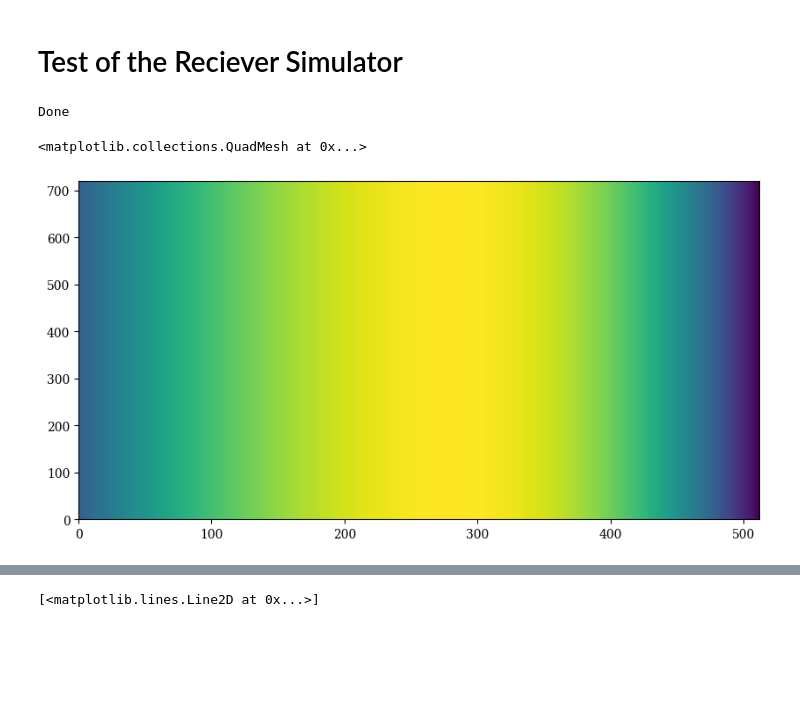
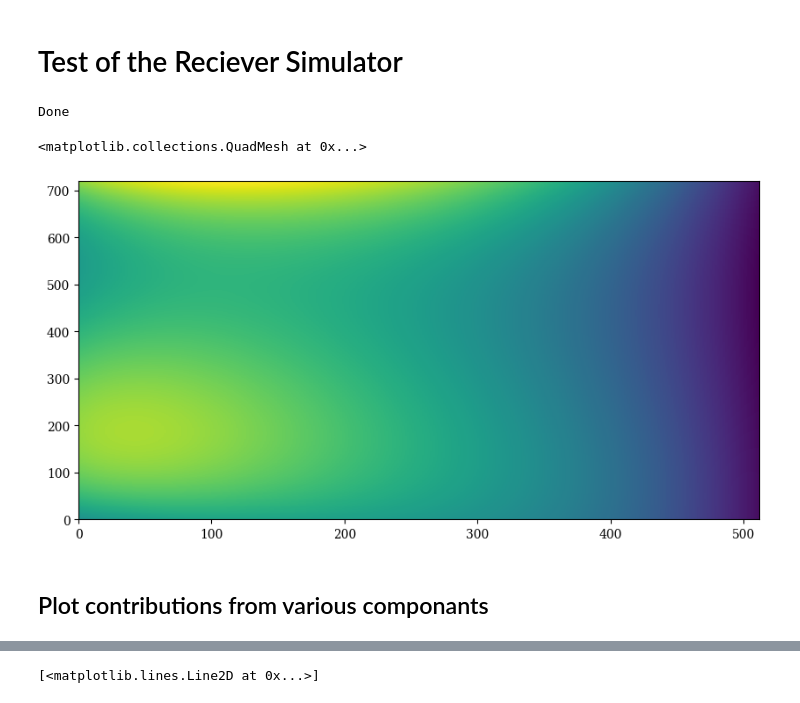
Before and after one commit to RHINO-Experiment/rhino-cal, a Jupyter notebook: simulation_testing.ipynb, the cells around one changed output, grey strips where cells are left out. Cells and saved outputs as stored; diff of their text form; code cells hidden in the pictures; blank space fills up the shorter version.

Commit message:
Fixed simulation gain generation and added Chebyshev basis

```diff
--- a/simulation_testing.ipynb
+++ b/simulation_testing.ipynb
@@ -21,9 +21,9 @@ test_receiver = Receiver(
     gamma_rec_s2p_path='/Users/user/Desktop/RHINO/new_daq/VNA_Measurements_John/RecBlock/RecBlockSDR0.s2p',
     gains_s2p_path='/Users/user/Desktop/RHINO/new_daq/VNA_Measurements_John/RecBlock/RecBlock0.s2p',
     t_unc_scale=300,
-    t_sin_scale=50,
-    t_cos_scale=-50,
-    t_0_scale=500
+    t_sin_scale=25,
+    t_cos_scale=25,
+    t_0_scale=400
     )
 
 test_receiver.change_freqs(np.linspace(60*un.MHz, 80*un.MHz, 512))
@@ -80,7 +80,7 @@ test_src = Load(physical_temperature=300,
                 label='antenna')
 
 
-noise_diode = Load(physical_temperature=2600,
+noise_diode = Load(physical_temperature=2000,
                 termination_impedence=gamma_db_to_impedence(-30),
                 freqs=test_receiver.freqs,
                 effective_cable_length=0*un.m,
@@ -126,17 +126,17 @@ while trying:
                                                                           ],
                                                     dicke_switch_length=150*un.s,
                                                     delta_t=5*un.s,
-                                                    n_t_unc_freq_coeffs=1,
-                                                    n_t_unc_time_coeffs=1,
-                                                    n_t_sin_freq_coeffs=1,
-                                                    n_t_sin_time_coeffs=1,
-                                                    n_t_cos_freq_coeffs=1,
-                                                    n_t_cos_time_coeffs=1,
-                                                    n_gain_freq_coeffs=1,
-                                                    n_gain_time_coeffs=1,
-                                                    n_t_0_freq_coeffs=1,
+                                                    n_t_unc_freq_coeffs=3,
+                                                    n_t_unc_time_coeffs=3,
+                                                    n_t_sin_freq_coeffs=3,
+                                                    n_t_sin_time_coeffs=3,
+                                                    n_t_cos_freq_coeffs=3,
+                                                    n_t_cos_time_coeffs=3,
+                                                    n_gain_freq_coeffs=3,
+                                                    n_gain_time_coeffs=4,
+                                                    n_t_0_freq_coeffs=2,
                                                     n_t_0_time_coeffs=1,
-                                                    gain_fluctuation_amp_frac=0.01,
+                                                    gain_fluctuation_amp_frac=0.1**2,
                                                     temp_sens_variance=0.01**2)
         trying = False
     except Exception as e:
@@ -145,34 +145,36 @@ while trying:
 #                                              receiver=test_receiver,
 #                                              sources=[long_open,
 #                                                       long_short,
 #                                                       open_load,
 #                                                       short_load,
 #                                                       test_src],
 #                                             dicke_switch_sources=[
 #                                                 matched_ambient,
 #                                                                   heated_load,
 #                                                                   #noise_diode
 #                                                                   ],
 #                                             dicke_switch_length=150*un.s,
 #                                             delta_t=5*un.s,
 #                                             n_t_unc_freq_coeffs=3,
 #                                             n_t_unc_time_coeffs=2,
 #                                             n_t_sin_freq_coeffs=3,
 #                                             n_t_sin_time_coeffs=2,
 #                                             n_t_cos_freq_coeffs=3,
 #                                             n_t_cos_time_coeffs=2,
 #                                             n_gain_freq_coeffs=2,
 #                                             n_gain_time_coeffs=3,
 #                                             n_t_0_freq_coeffs=2,
 #                                             n_t_0_time_coeffs=1,
 #                                             gain_fluctuation_amp_frac=0.01,
 #                                             temp_sens_variance=0.01**2)
 
 plt.pcolormesh(observation_handler_obj.gains)
 # %% [output]
 Done
 <matplotlib.collections.QuadMesh at 0x...>
-[figure, old version]
+[figure, new version]
+# %% [markdown]
+## Plot contributions from various componants
 # %%
 plt.plot(observation_handler_obj.gains.mean(axis=0))
 plt.show()
```
Also changed, not shown: parts of 5 cells of this notebook, 3 other files.
